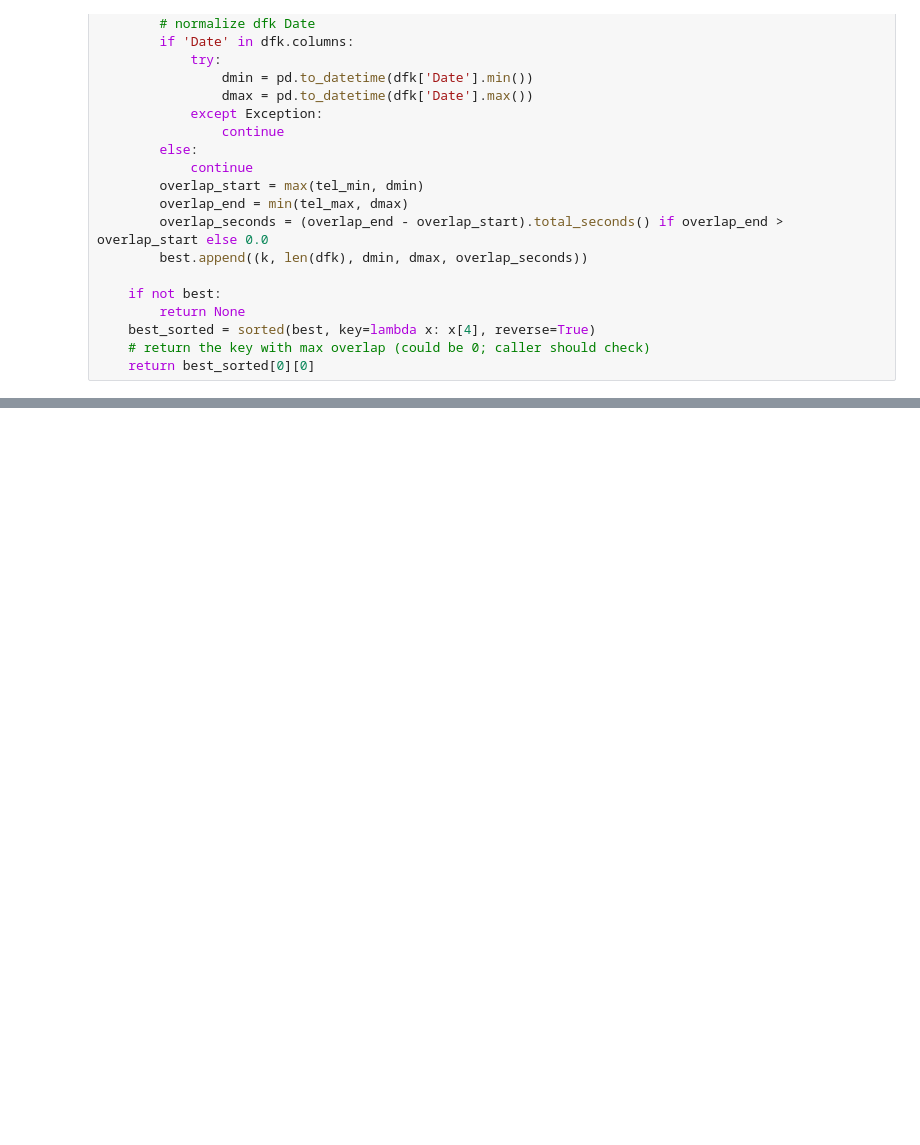
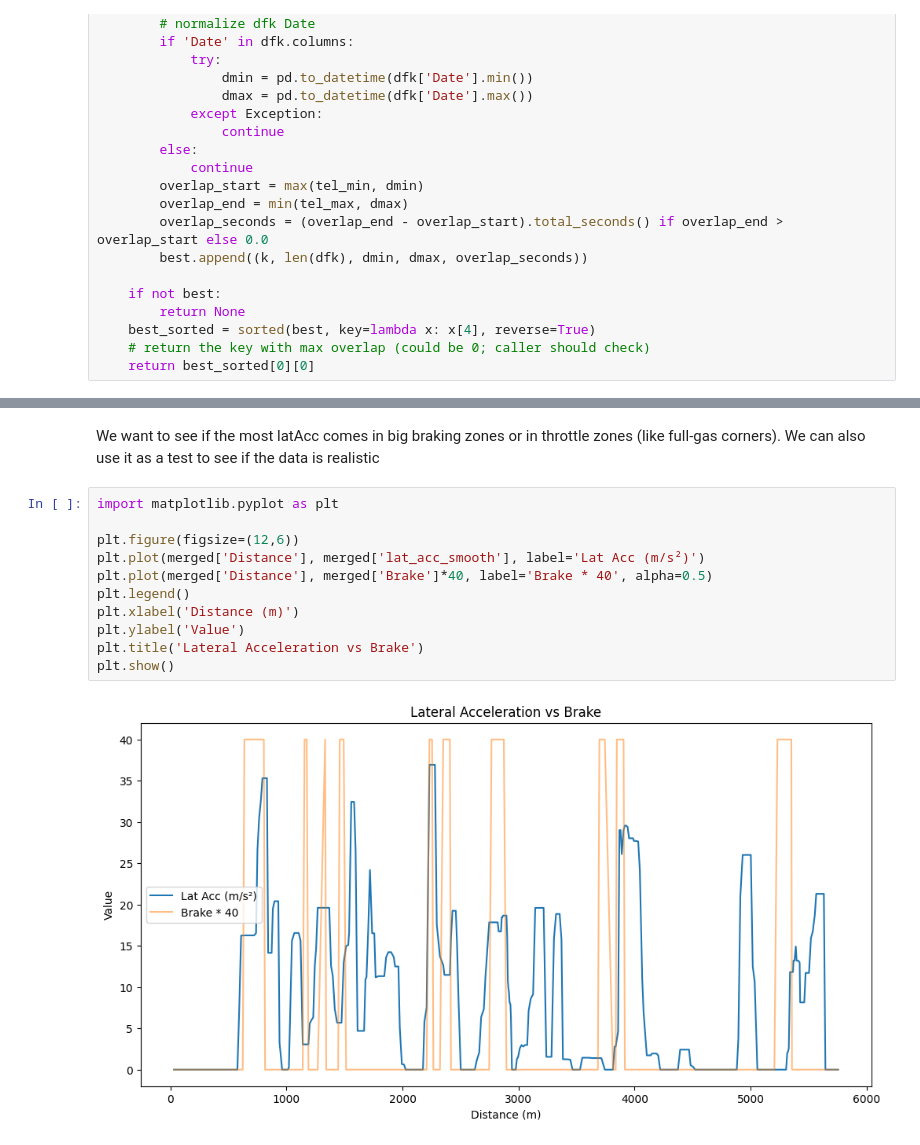
Before and after one commit to frabanfo/racing-analysis, a Jupyter notebook: notebooks/brakes_analysis.ipynb, the cells around one changed output, grey strips where cells are left out. Saved outputs shown, nothing was run; the diff lists cells and outputs as text; blank space fills up the shorter version.

```diff
--- a/notebooks/brakes_analysis.ipynb
+++ b/notebooks/brakes_analysis.ipynb
@@ -294,0 +301,15 @@ print(lap_diagnostics(merged))
+# %% [markdown]
+We want to see if the most latAcc comes in big braking zones or in throttle zones (like full-gas corners). We can also use it as a test to see if the data is realistic
+# %%
+import matplotlib.pyplot as plt
+
+plt.figure(figsize=(12,6))
+plt.plot(merged['Distance'], merged['lat_acc_smooth'], label='Lat Acc (m/s²)')
+plt.plot(merged['Distance'], merged['Brake']*40, label='Brake * 40', alpha=0.5)
+plt.legend()
+plt.xlabel('Distance (m)')
+plt.ylabel('Value')
+plt.title('Lateral Acceleration vs Brake')
+plt.show()
+# %% [output]
+[figure, added]
```
Also changed, not shown: parts of 11 cells of this notebook, 5 other files.
